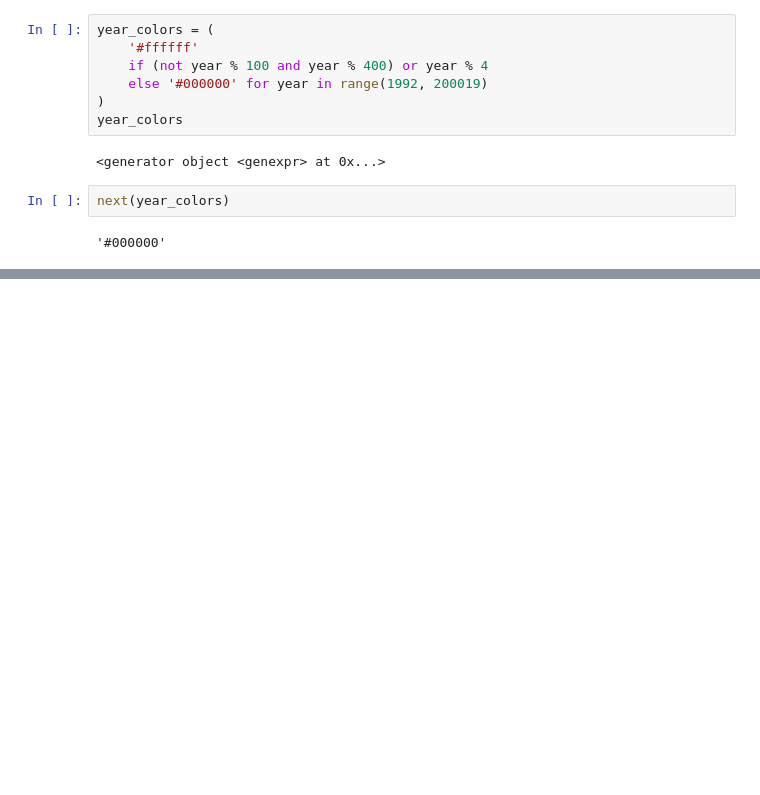
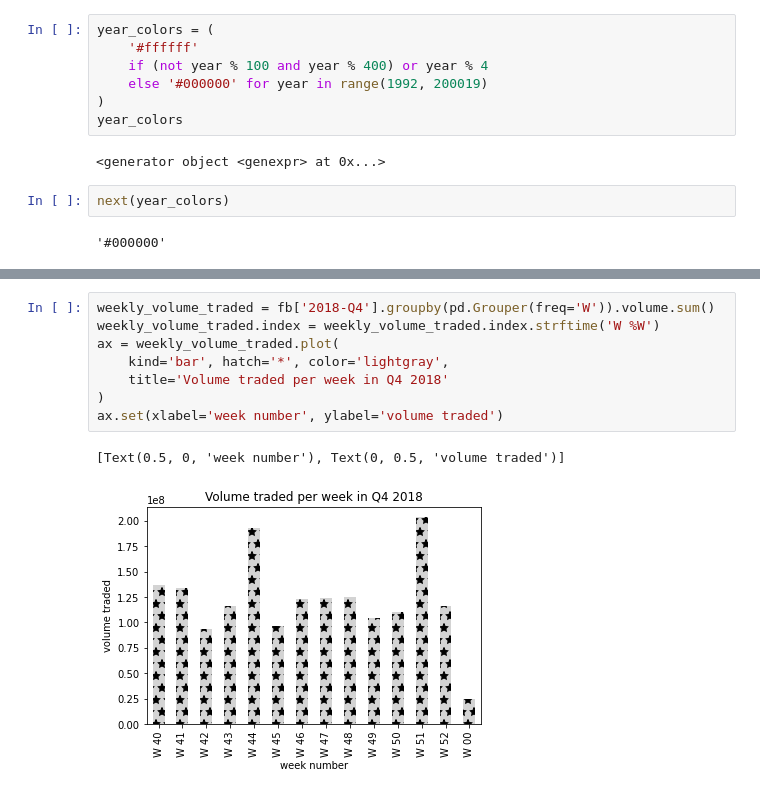
Before and after one commit to stefmolin/Hands-On-Data-Analysis-with-Pandas-2nd-edition, a Jupyter notebook: ch_06/3-customizing_visualizations.ipynb, the cells around one changed output, grey strips where cells are left out. Drawn from its saved outputs; the diff is of its cells as text; blank space fills up the shorter version.

Commit message:
Add hatch examples

```diff
--- a/ch_06/3-customizing_visualizations.ipynb
+++ b/ch_06/3-customizing_visualizations.ipynb
@@ -352,0 +354,11 @@ next(year_colors)
+# %%
+weekly_volume_traded = fb['2018-Q4'].groupby(pd.Grouper(freq='W')).volume.sum()
+weekly_volume_traded.index = weekly_volume_traded.index.strftime('W %W')
+ax = weekly_volume_traded.plot(
+    kind='bar', hatch='*', color='lightgray',
+    title='Volume traded per week in Q4 2018'
+)
+ax.set(xlabel='week number', ylabel='volume traded')
+# %% [output]
+[Text(0.5, 0, 'week number'), Text(0, 0.5, 'volume traded')]
+[figure, added]
```
Also changed, not shown: parts of 9 cells of this notebook, 1 other file.
